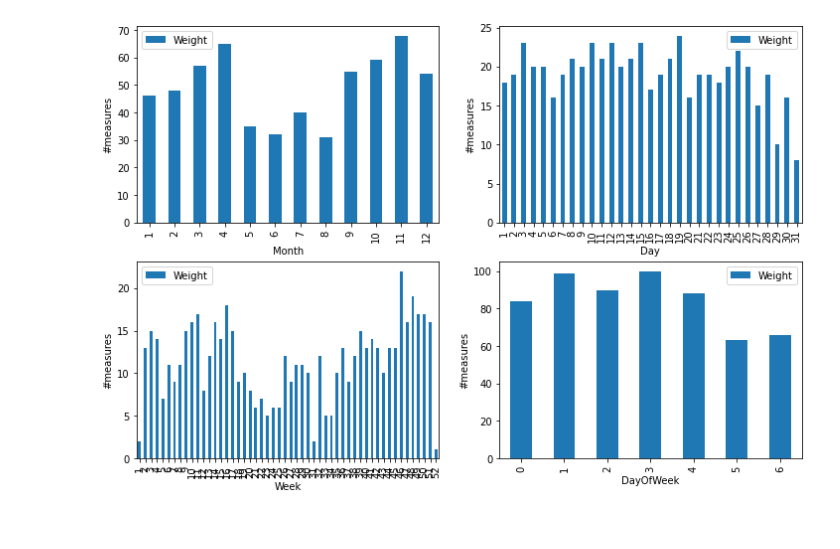
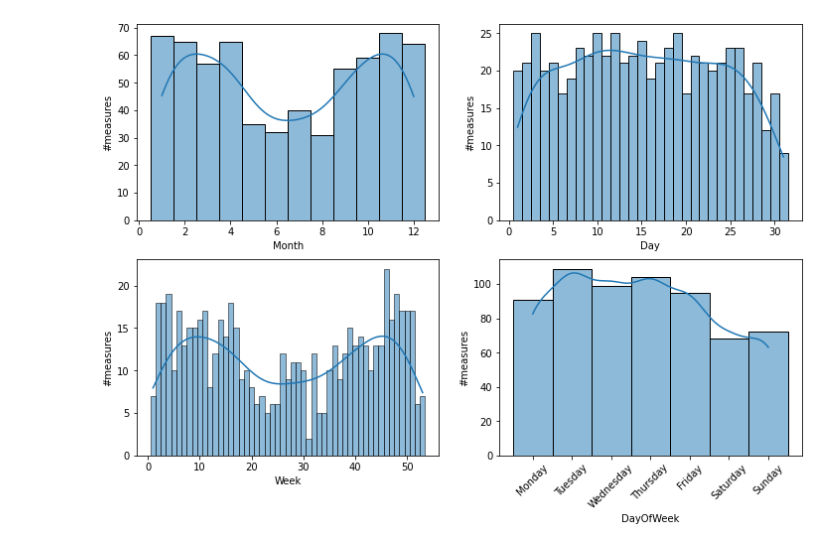
Before and after one commit to mt82/Peso, a Jupyter notebook: PyPeso.ipynb, the cells around one changed output. Saved outputs shown, nothing was run; the diff lists cells and outputs as text; code cells hidden in the pictures.

```diff
--- a/PyPeso.ipynb
+++ b/PyPeso.ipynb
@@ -13,7 +13,7 @@ import seaborn as sns
 import matplotlib.backends.backend_pdf
 pdf = matplotlib.backends.backend_pdf.PdfPages("peso.pdf")
 # %%
-df = pd.read_csv("./data/SWT_EXPORT_12_16_20_23_22.csv",
+df = pd.read_csv("./data/SWT_EXPORT_02_28_21_09_33.csv",
                  parse_dates=["Date"],
                  dtype={"Date":"str", "Weight":"float"})
 df=df.drop_duplicates()
@@ -223,0 +197,25 @@ mean: -0.29, std: 0.63
+# %%
+fig, (ax1, ax2) = plt.subplots(1, 2, figsize=(10,5))
+fig.suptitle("Weight variation [week-based]", fontsize=16)
+
+sns.lineplot(data=df_minmax,x="Date_ref",y="dw",ax=ax1)
+sns.scatterplot(data=df_minmax,x="Date_ref",y="dw",color="r",hue="dw",ax=ax1,s=100)
+plt.setp(ax1.xaxis.get_majorticklabels(), rotation=45)
+ax1.hlines(0., min(df_minmax["Date_min"]), max(df_minmax["Date_max"]), colors='black', linestyles='--')
+ax1.set_ylim(-3.,3.)
+ax1.set_xlabel("Date")
+ax1.set_ylabel("Weight variation")
+
+ax2.hist(df_minmax["dw"],bins=15,density=True,label="data",orientation="horizontal")
+mean,std=norm.fit(df_minmax["dw"])
+xmin, xmax = plt.ylim()
+x = np.linspace(xmin, xmax, 100)
+y = norm.pdf(x, mean, std)
+ax2.plot(y, x,label="fit")
+ax2.set_ylim(-3.,3.)
+ax2.text(0.25,1.5,f"mean = {mean:.2f} +/- {std:.2f}")
+ax2.legend()
+
+plt.tight_layout()
+plt.show()
+pdf.savefig(fig)
@@ -224,17 +224,25 @@ mean: -0.29, std: 0.63
 # %%
 fig, ((ax1,ax2),(ax3,ax4)) = plt.subplots(ncols=2,nrows=2,figsize=[12, 8])
-df[["Month","Weight"]].groupby(["Month"]).count().plot.bar(ax=ax1)
+#df[["Month","Weight"]].groupby(["Month"]).count().plot.bar(ax=ax1)
+sns.histplot(data=df,x="Month",ax=ax1,bins=np.linspace(0.5,12.5,13),kde=True)
 ax1.set_ylabel("#measures")
-df[["Day","Weight"]].groupby(["Day"]).count().plot.bar(ax=ax2)
+#df[["Day","Weight"]].groupby(["Day"]).count().plot.bar(ax=ax2)
+sns.histplot(data=df,x="Day",ax=ax2,bins=np.linspace(0.5,31.5,32),kde=True)
 ax2.set_ylabel("#measures")
-df[["Week","Weight"]].groupby(["Week"]).count().plot.bar(ax=ax3)
+#df[["Week","Weight"]].groupby(["Week"]).count().plot.bar(ax=ax3)
+sns.histplot(data=df,x="Week",ax=ax3,bins=np.linspace(0.5,53.5,54),kde=True)
 ax3.set_ylabel("#measures")
-df[["DayOfWeek","Weight"]].groupby(["DayOfWeek"]).count().plot.bar(ax=ax4)
+#df[["DayOfWeek","Weight"]].groupby(["DayOfWeek"]).count().plot.bar(ax=ax4)
+sns.histplot(data=df,x="DayOfWeek",ax=ax4,bins=np.linspace(-0.5,6.5,8),kde=True)
 ax4.set_ylabel("#measures")
+dayname = [""]
+dayname.extend(list(calendar.day_name))
+ax4.set_xticklabels(dayname)
+plt.setp(ax4.xaxis.get_majorticklabels(), rotation=45)
 plt.show()
 pdf.savefig(fig)
 # %% [output]
-[figure, old version]
+[figure, new version]
 # %%
 df_year = df[["Year","Weight"]].groupby(["Year"]).count()
 df_year.columns = ["count"]
```
Also changed, not shown: parts of 21 cells of this notebook, 2 other files.
